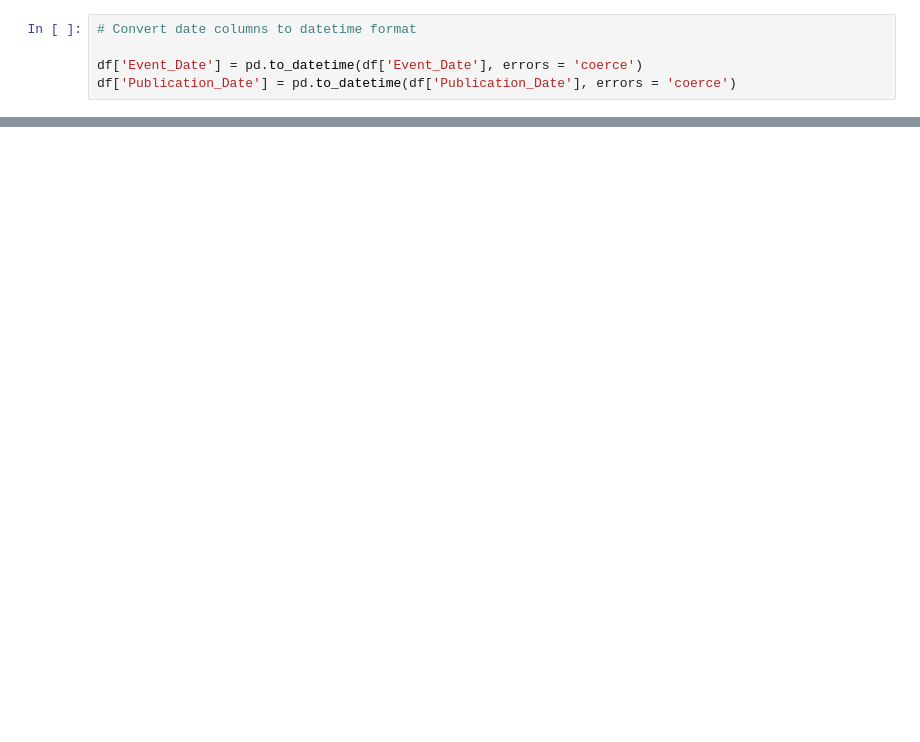
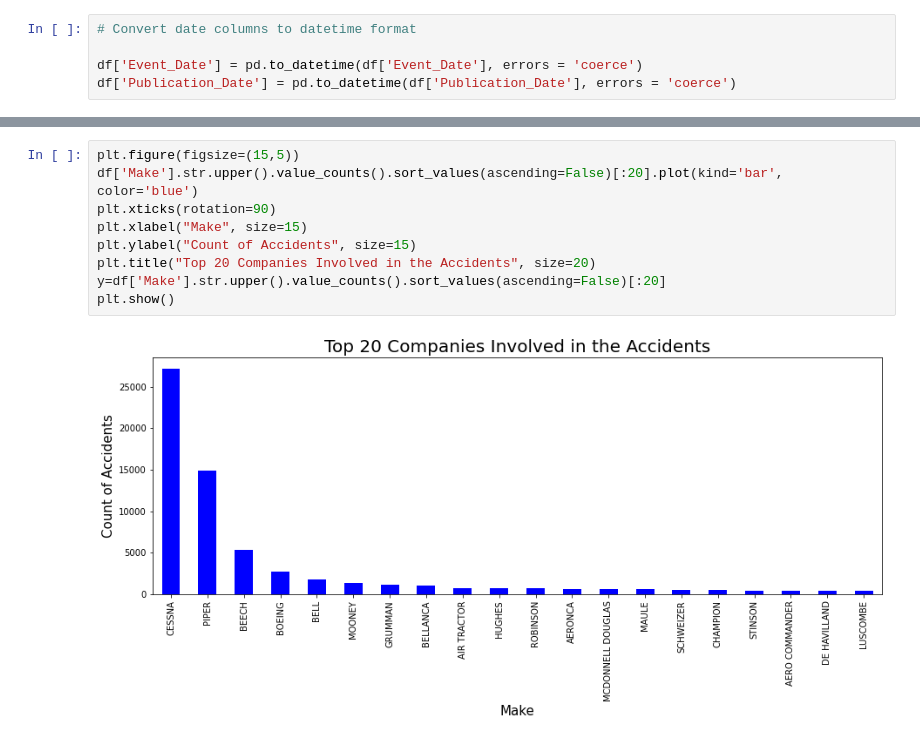
Before and after one commit to Noel-cyber/Aircraft_Reccomendation, a Jupyter notebook: project1.ipynb, the cells around one changed output, grey strips where cells are left out. Drawn from its saved outputs; the diff is of its cells as text; blank space fills up the shorter version.

```diff
--- a/project1.ipynb
+++ b/project1.ipynb
@@ -482,0 +590,11 @@ plt.show()
+# %%
+plt.figure(figsize=(15,5))
+df['Make'].str.upper().value_counts().sort_values(ascending=False)[:20].plot(kind='bar', color='blue')
+plt.xticks(rotation=90)
+plt.xlabel("Make", size=15)
+plt.ylabel("Count of Accidents", size=15)
+plt.title("Top 20 Companies Involved in the Accidents", size=20)
+y=df['Make'].str.upper().value_counts().sort_values(ascending=False)[:20]
+plt.show()
+# %% [output]
+[figure, added]
```
Also changed, not shown: parts of 74 cells of this notebook.
